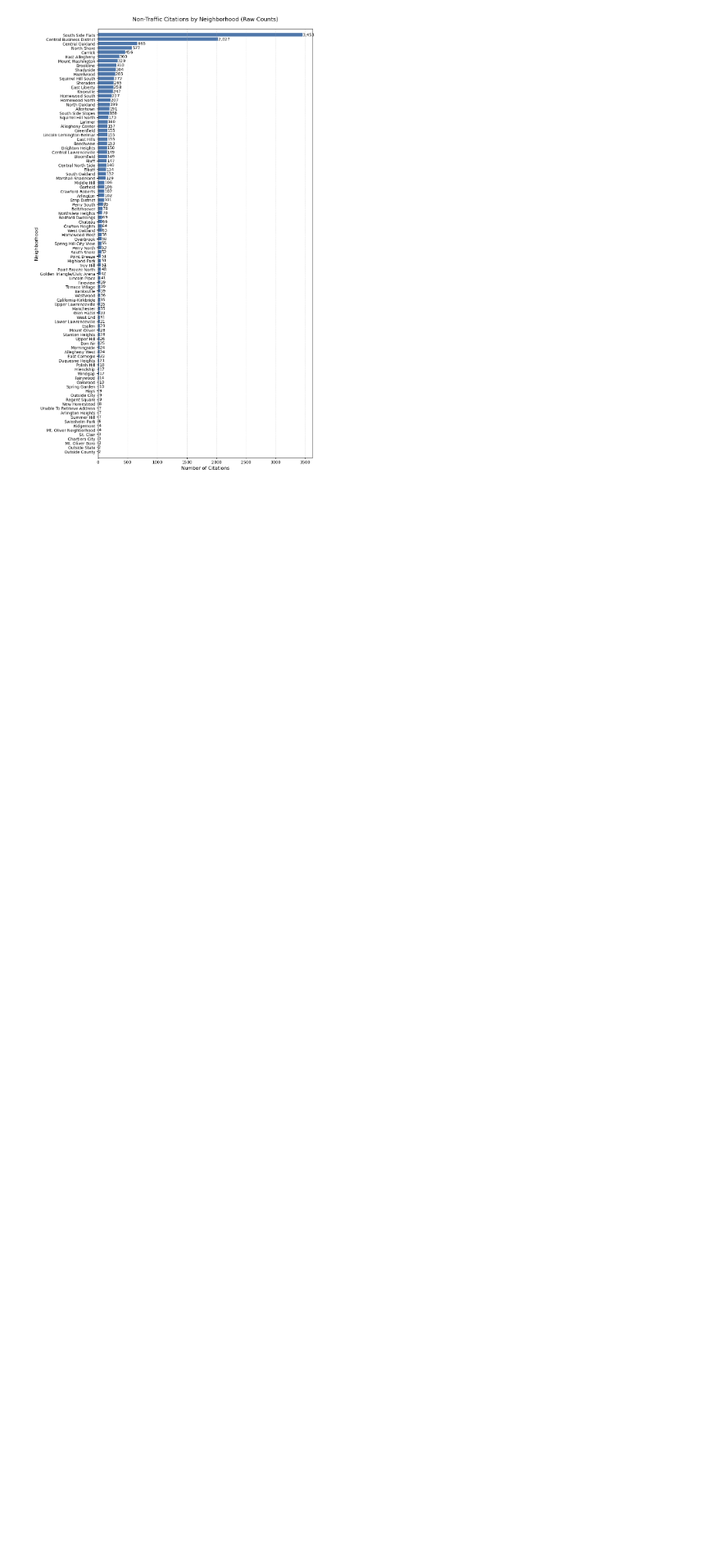
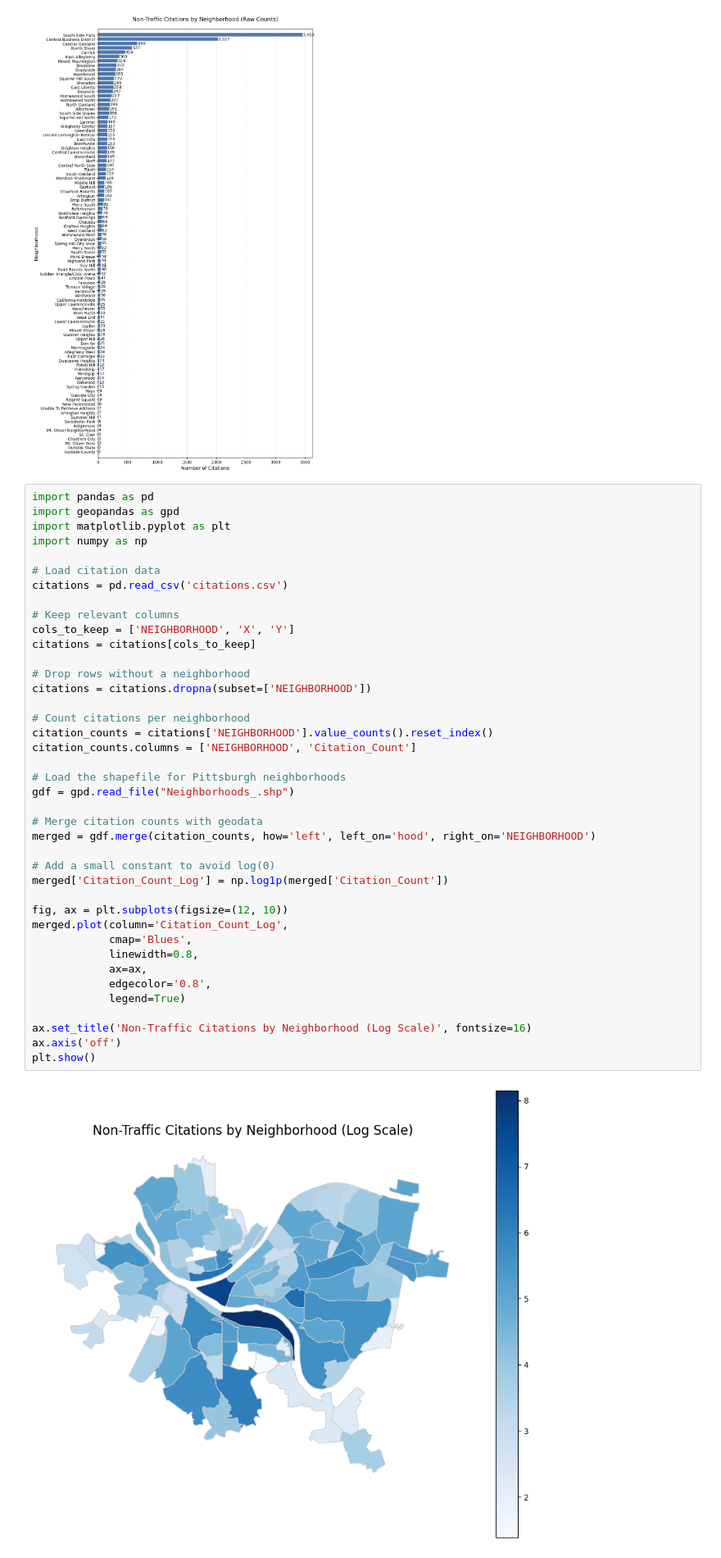
Before and after one commit to mariia-sierova/Final_Project, a Jupyter notebook: Presentation_Final.ipynb, the cells around one changed output. Shown: that part at 82% size. Saved outputs shown, nothing was run; the diff lists cells and outputs as text; blank space fills up the shorter version.

```diff
--- a/Presentation_Final.ipynb
+++ b/Presentation_Final.ipynb
@@ -193,6 +193,48 @@ plt.tight_layout()
 plt.show()
 # %% [output]
 [figure]
+# %%
+import pandas as pd
+import geopandas as gpd
+import matplotlib.pyplot as plt
+import numpy as np
+
+# Load citation data
+citations = pd.read_csv('citations.csv')
+
+# Keep relevant columns
+cols_to_keep = ['NEIGHBORHOOD', 'X', 'Y']
+citations = citations[cols_to_keep]
+
+# Drop rows without a neighborhood
+citations = citations.dropna(subset=['NEIGHBORHOOD'])
+
+# Count citations per neighborhood
+citation_counts = citations['NEIGHBORHOOD'].value_counts().reset_index()
+citation_counts.columns = ['NEIGHBORHOOD', 'Citation_Count']
+
+# Load the shapefile for Pittsburgh neighborhoods
+gdf = gpd.read_file("Neighborhoods_.shp")
+
+# Merge citation counts with geodata
+merged = gdf.merge(citation_counts, how='left', left_on='hood', right_on='NEIGHBORHOOD')
+
+# Add a small constant to avoid log(0)
+merged['Citation_Count_Log'] = np.log1p(merged['Citation_Count'])
+
+fig, ax = plt.subplots(figsize=(12, 10))
+merged.plot(column='Citation_Count_Log',
+            cmap='Blues',
+            linewidth=0.8,
+            ax=ax,
+            edgecolor='0.8',
+            legend=True)
+
+ax.set_title('Non-Traffic Citations by Neighborhood (Log Scale)', fontsize=16)
+ax.axis('off')
+plt.show()
+# %% [output]
+[figure, added]
 # %% [markdown]
 # Second Data Set: Arrests
 
```
Also changed, not shown: 2 other files.
